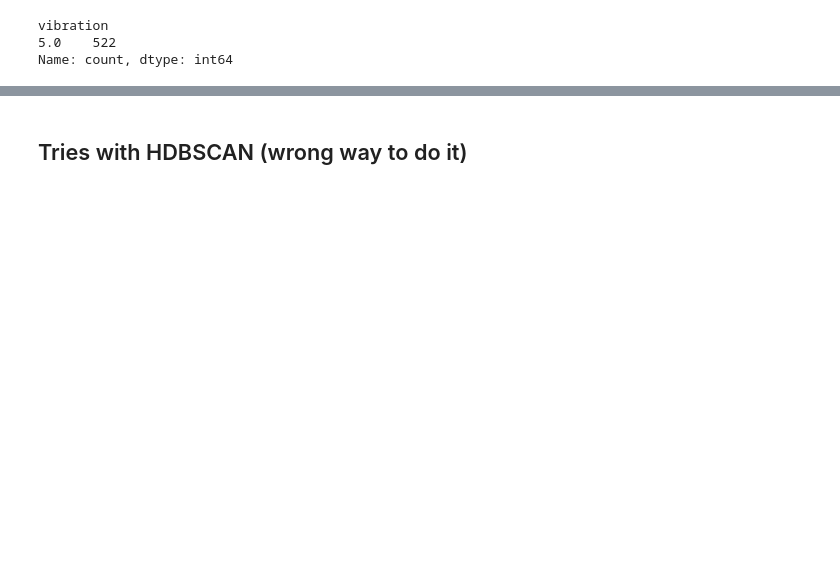
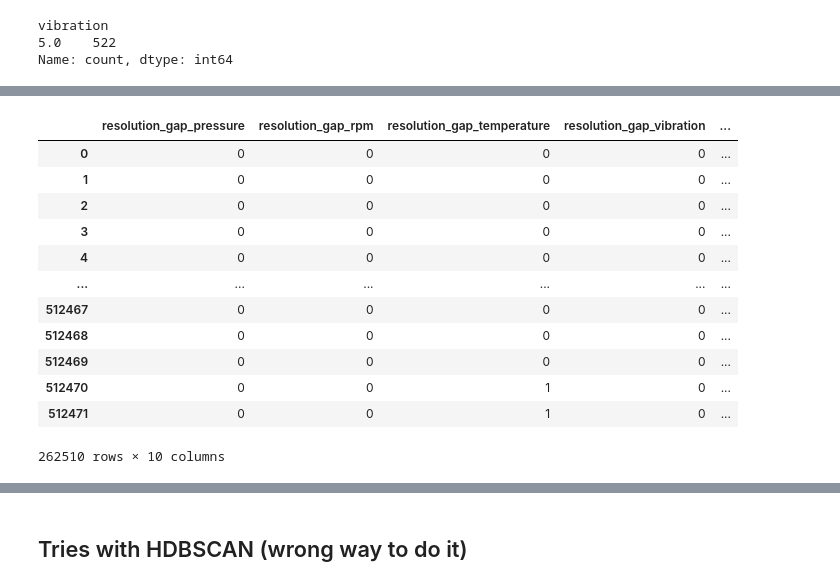
Before and after one commit to JU-Javaboy/predictive-maintenance-platform, a Jupyter notebook: services/c1-sensor-quality/src/c1_sensor_quality/anomaly_detector/anomaly_detection_exploration.ipynb, the cells around one changed output, grey strips where cells are left out. Drawn from its saved outputs; the diff is of its cells as text; code cells hidden in the pictures; blank space fills up the shorter version.

```diff
--- a/services/c1-sensor-quality/src/c1_sensor_quality/anomaly_detector/anomaly_detection_exploration.ipynb
+++ b/services/c1-sensor-quality/src/c1_sensor_quality/anomaly_detector/anomaly_detection_exploration.ipynb
@@ -283,0 +612,18 @@ train_df.head()
+# %%
+# Evidence columns exist on the prepared frame even though they are not
+# model inputs (see FEATURES above).
+train_df[[*[f"resolution_gap_{sens}" for sens in SENSORS],*[f"repeated_recently_{sens}" for sens in SENSORS]]]
+# %% [output]
+|  | resolution_gap_pressure | resolution_gap_rpm | resolution_gap_temperature | resolution_gap_vibration | ... |
+| 0 | 0 | 0 | 0 | 0 | ... |
+| 1 | 0 | 0 | 0 | 0 | ... |
+| 2 | 0 | 0 | 0 | 0 | ... |
+| 3 | 0 | 0 | 0 | 0 | ... |
+| 4 | 0 | 0 | 0 | 0 | ... |
+| ... | ... | ... | ... | ... | ... |
+| 512467 | 0 | 0 | 0 | 0 | ... |
+| 512468 | 0 | 0 | 0 | 0 | ... |
+| 512469 | 0 | 0 | 0 | 0 | ... |
+| 512470 | 0 | 0 | 1 | 0 | ... |
+| 512471 | 0 | 0 | 1 | 0 | ... |
+262510 rows × 10 columns
```
Also changed, not shown: parts of 26 cells of this notebook.
